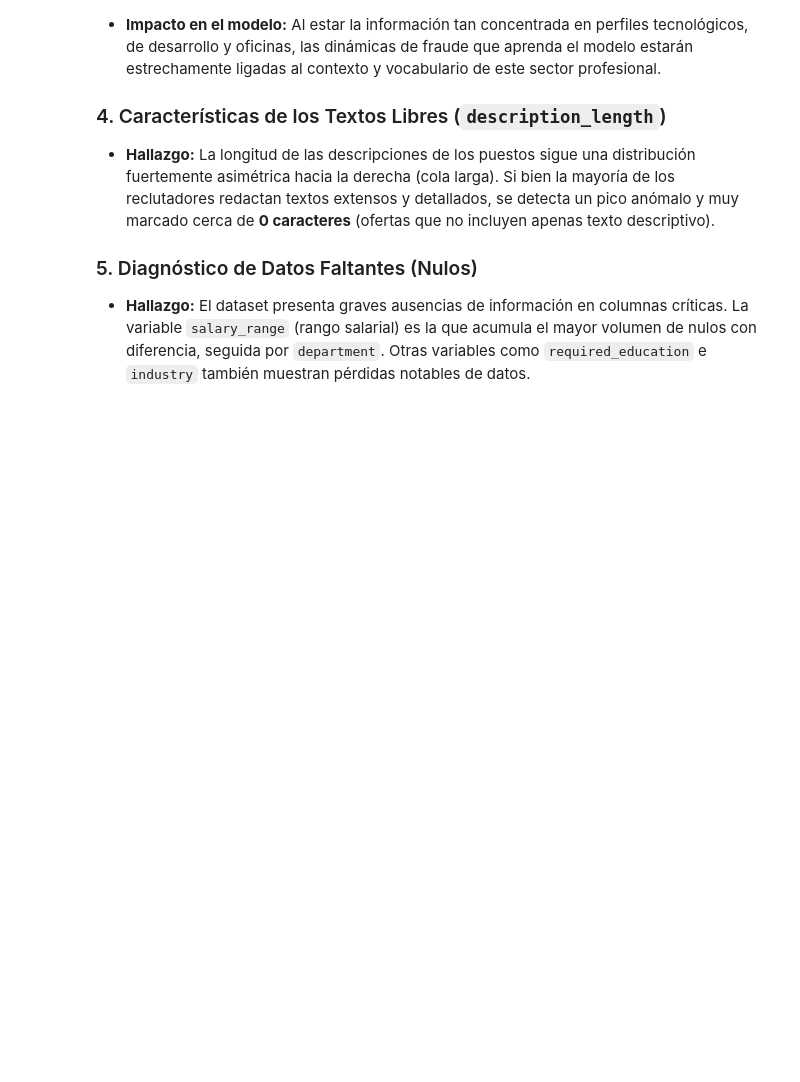
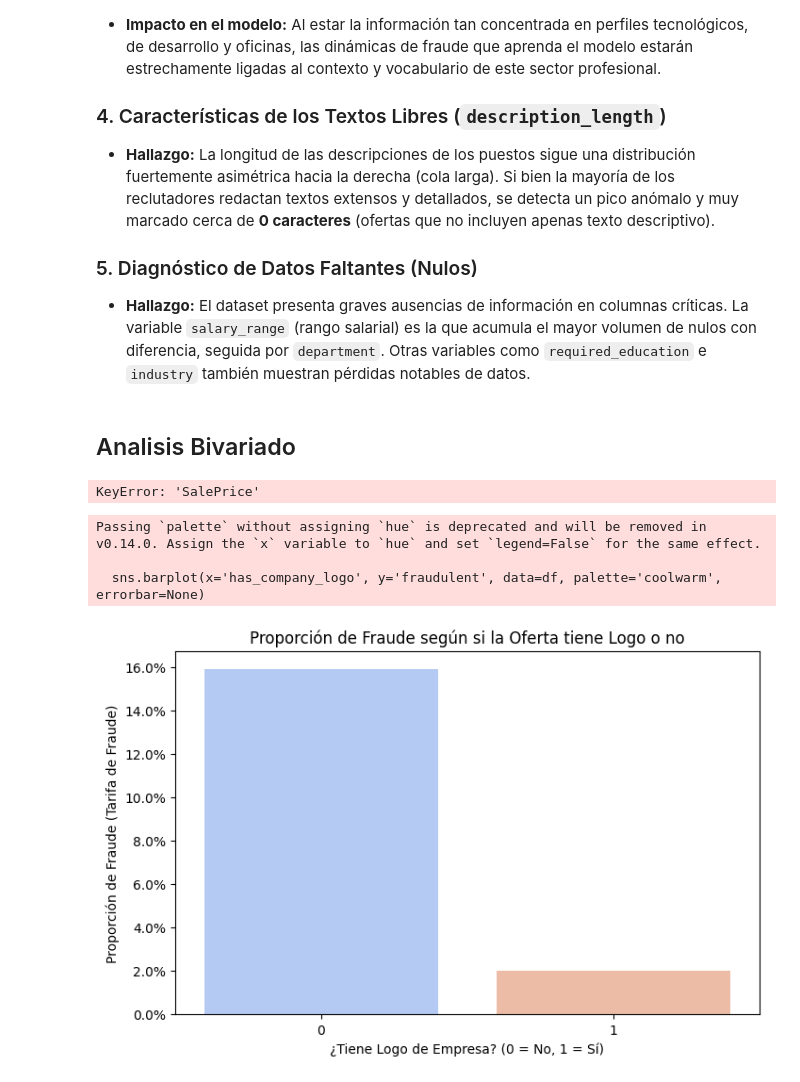
Before and after one commit to Bootcamp-DA-P2/proyecto8-problemaclasificacion-grupo5, a Jupyter notebook: 2.ipynb, the cells around one changed output. Saved outputs shown, nothing was run; the diff lists cells and outputs as text; code cells hidden in the pictures; blank space fills up the shorter version.

```diff
--- a/2.ipynb
+++ b/2.ipynb
@@ -86,7 +76,7 @@ Name: count, dtype: int64
 # %%
 #Creamos una columna que rellenamos donde rellenamos nulos con texto vacío, aseguramos que sea string y medimos la longitud
 
-df['description_length'] = df['description_clean'].str.len().fillna(0)
+df['description_length'] = df['description'].str.len().fillna(0)
 # %%
 # 2. Pintamos el histograma
 plt.figure(figsize=(10, 5))
@@ -131,3 +121,5 @@ Tras analizar de forma individual las variables clave de nuestro dataset de ofer
 
 ### 5. Diagnóstico de Datos Faltantes (Nulos)
 * **Hallazgo:** El dataset presenta graves ausencias de información en columnas críticas. La variable `salary_range` (rango salarial) es la que acumula el mayor volumen de nulos con diferencia, seguida por `department`. Otras variables como `required_education` e `industry` también muestran pérdidas notables de datos.
+# %% [markdown]
+## Analisis Bivariado
@@ -133,0 +128,42 @@ Tras analizar de forma individual las variables clave de nuestro dataset de ofer
+# %%
+#Filtramos solo columnas numericas(ya que la correlacion solo funciona con numeros)
+df_numerico = df.select_dtypes(include=[np.number])
+
+#Calcular matriz de correlacion
+matriz_corr = df_numerico.corr()
+
+#Extraer la correlacion de todas las variables con respecto a SalePrice
+#Se ordenan de mayor a menos y nos quedamos con las 10 primeras
+top_10_variables = matriz_corr["SalePrice"].sort_values(ascending=False).index[:10]
+
+#Dibujar heatmap en base al top 10
+plt.figure(figsize=(10, 8))
+sns.heatmap(
+    df[top_10_variables].corr(),
+    annot=True,          # Añade el número de correlación dentro de cada cuadro
+    cmap="coolwarm",     # Escala de color (azul=negativo, rojo=positivo)
+    fmt=".2f",           # Limita a 2 decimales
+    linewidths=0.5       # Añade una línea fina de separación entre cuadros
+)
+
+plt.title("Top 10 Variables Numéricas más Correlacionadas con el Precio", fontsize=14)
+plt.show()
+# %% [output]
+KeyError: 'SalePrice'
+# %%
+plt.figure(figsize=(8, 5))
+# Al calcular la media de una variable 0/1, obtenemos directamente la proporción de fraude (de 0 a 1)
+sns.barplot(x='has_company_logo', y='fraudulent', data=df, palette='coolwarm', errorbar=None)
+plt.title('Proporción de Fraude según si la Oferta tiene Logo o no')
+plt.ylabel('Proporción de Fraude (Tarifa de Fraude)')
+plt.xlabel('¿Tiene Logo de Empresa? (0 = No, 1 = Sí)')
+
+# Convertir el eje Y a porcentaje para que el profesor lo entienda mejor
+from matplotlib.ticker import PercentFormatter
+plt.gca().yaxis.set_major_formatter(PercentFormatter(1.0))
+plt.show()
+# %% [output]
+Passing `palette` without assigning `hue` is deprecated and will be removed in v0.14.0. Assign the `x` variable to `hue` and set `legend=False` for the same effect.
+
+  sns.barplot(x='has_company_logo', y='fraudulent', data=df, palette='coolwarm', errorbar=None)
+[figure, added]
```
Also changed, not shown: parts of 5 cells of this notebook.
